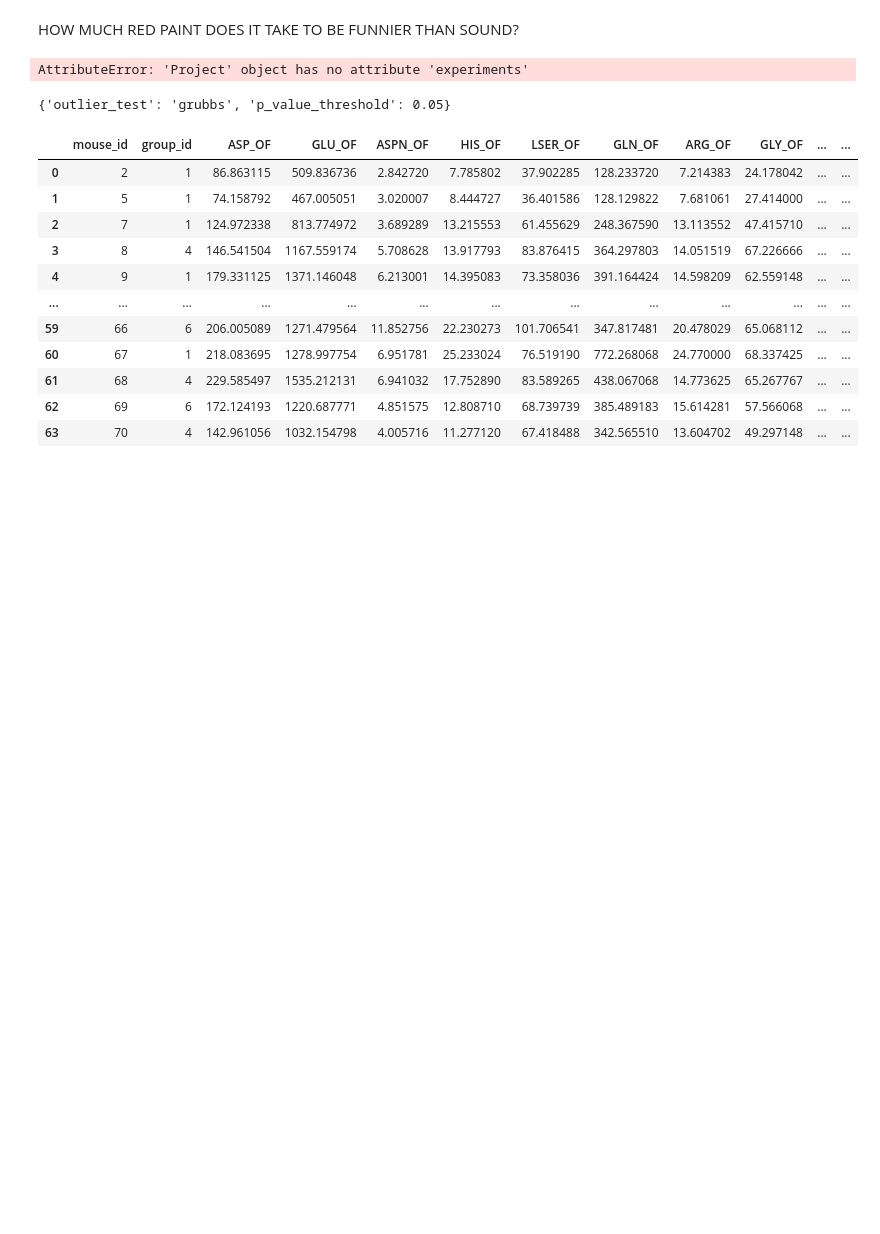
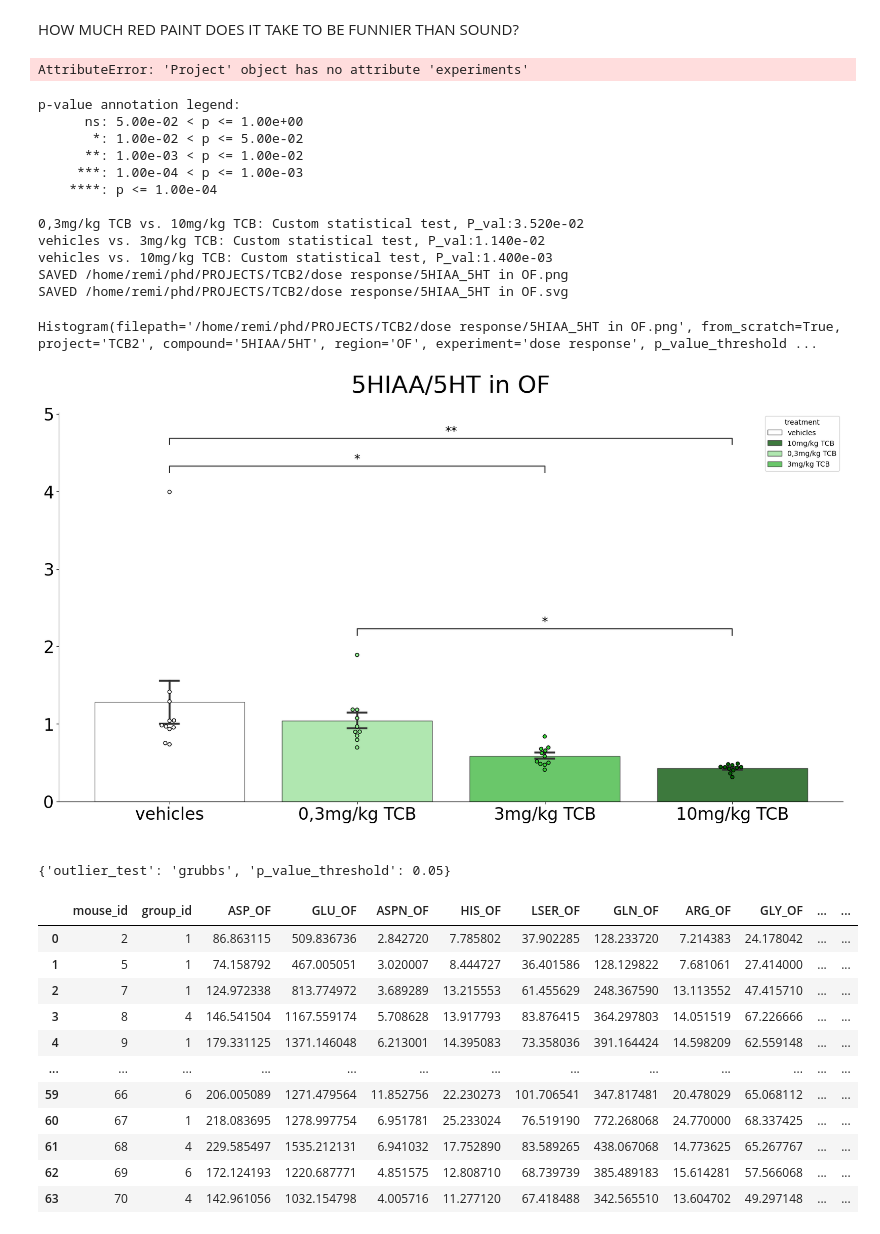
Before and after one commit to remicorne/phd, a Jupyter notebook: TESTING.ipynb, the cells around one changed output. Cells and saved outputs as stored; diff of their text form; code cells hidden in the pictures; blank space fills up the shorter version.

```diff
--- a/TESTING.ipynb
+++ b/TESTING.ipynb
@@ -9,10 +9,25 @@ project
 AttributeError: 'Project' object has no attribute 'experiments'
 # %%
 from module.core.Figure import Histogram
-Histogram('TCB2', compound="5HIAA/5HT", region=['CE'], from_scratch=True, remove_outliers==False)
-Histogram('TCB2', compound="5HIAA/5HT", region=['CE'], from_scratch=True, handle_outliers=False)
-Histogram('TCB2', compound="5HIAA/5HT", region=['CE'], from_scratch=True)
-Histogram('TCB2', compound="5HIAA/5HT", from_scratch=True)
+Histogram('TCB2', experiment="dose response", compound="5HIAA/5HT", region=['OF'], from_scratch=True, remove_outliers=False)
+# Histogram('TCB2', compound="5HIAA/5HT", region=['CE'], from_scratch=True, handle_outliers=False)
+# Histogram('TCB2', compound="5HIAA/5HT", region=['CE'], from_scratch=True)
+# Histogram('TCB2', compound="5HIAA/5HT", from_scratch=True)
+# %% [output]
+p-value annotation legend:
+      ns: 5.00e-02 < p <= 1.00e+00
+       *: 1.00e-02 < p <= 5.00e-02
+      **: 1.00e-03 < p <= 1.00e-02
+     ***: 1.00e-04 < p <= 1.00e-03
+    ****: p <= 1.00e-04
+
+0,3mg/kg TCB vs. 10mg/kg TCB: Custom statistical test, P_val:3.520e-02
+vehicles vs. 3mg/kg TCB: Custom statistical test, P_val:1.140e-02
+vehicles vs. 10mg/kg TCB: Custom statistical test, P_val:1.400e-03
+SAVED /home/remi/phd/PROJECTS/TCB2/dose response/5HIAA_5HT in OF.png
+SAVED /home/remi/phd/PROJECTS/TCB2/dose response/5HIAA_5HT in OF.svg
+Histogram(filepath='/home/remi/phd/PROJECTS/TCB2/dose response/5HIAA_5HT in OF.png', from_scratch=True, project='TCB2', compound='5HIAA/5HT', region='OF', experiment='dose response', p_value_threshold ...
+[figure, added]
 # %%
 from dataclasses import dataclass, field
 
```
